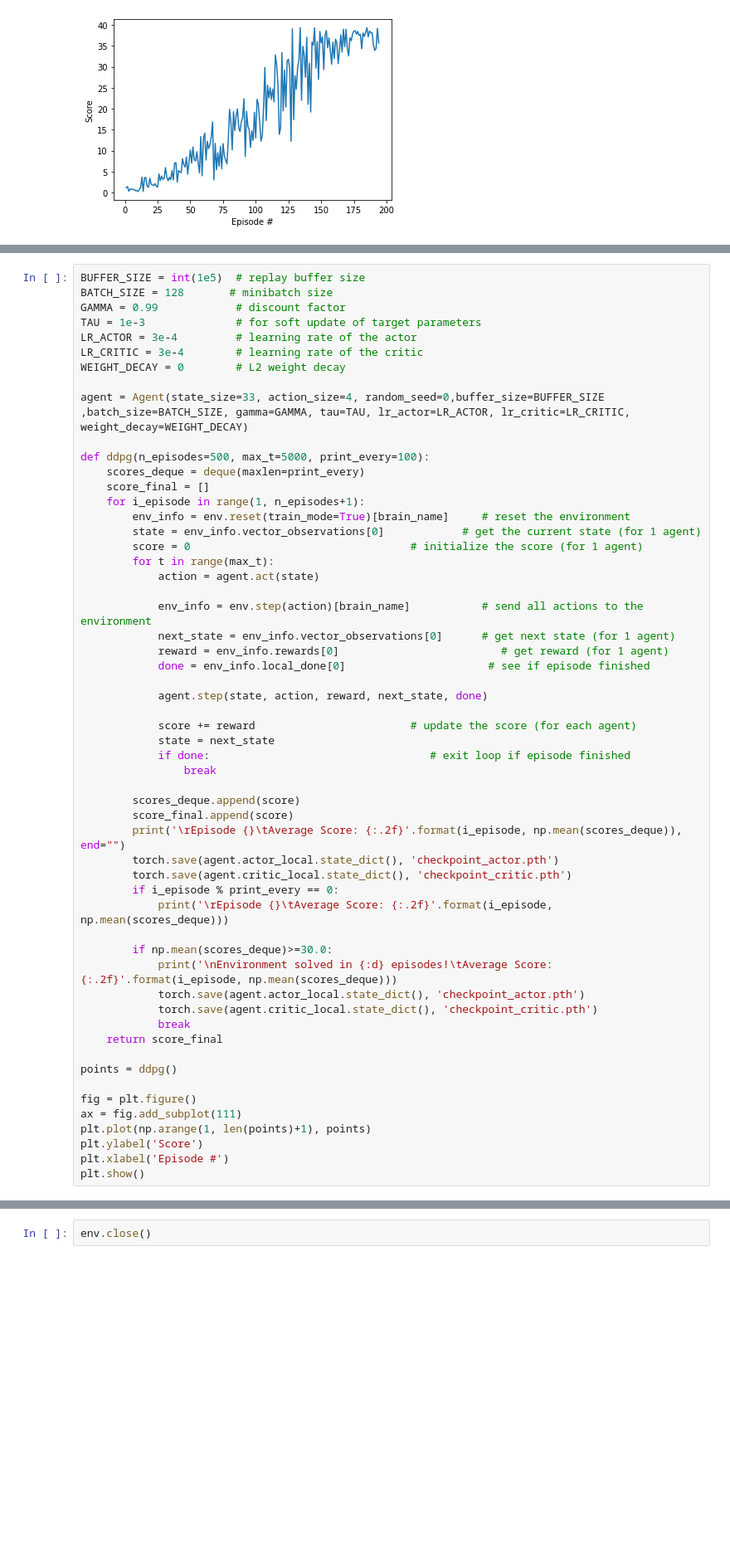
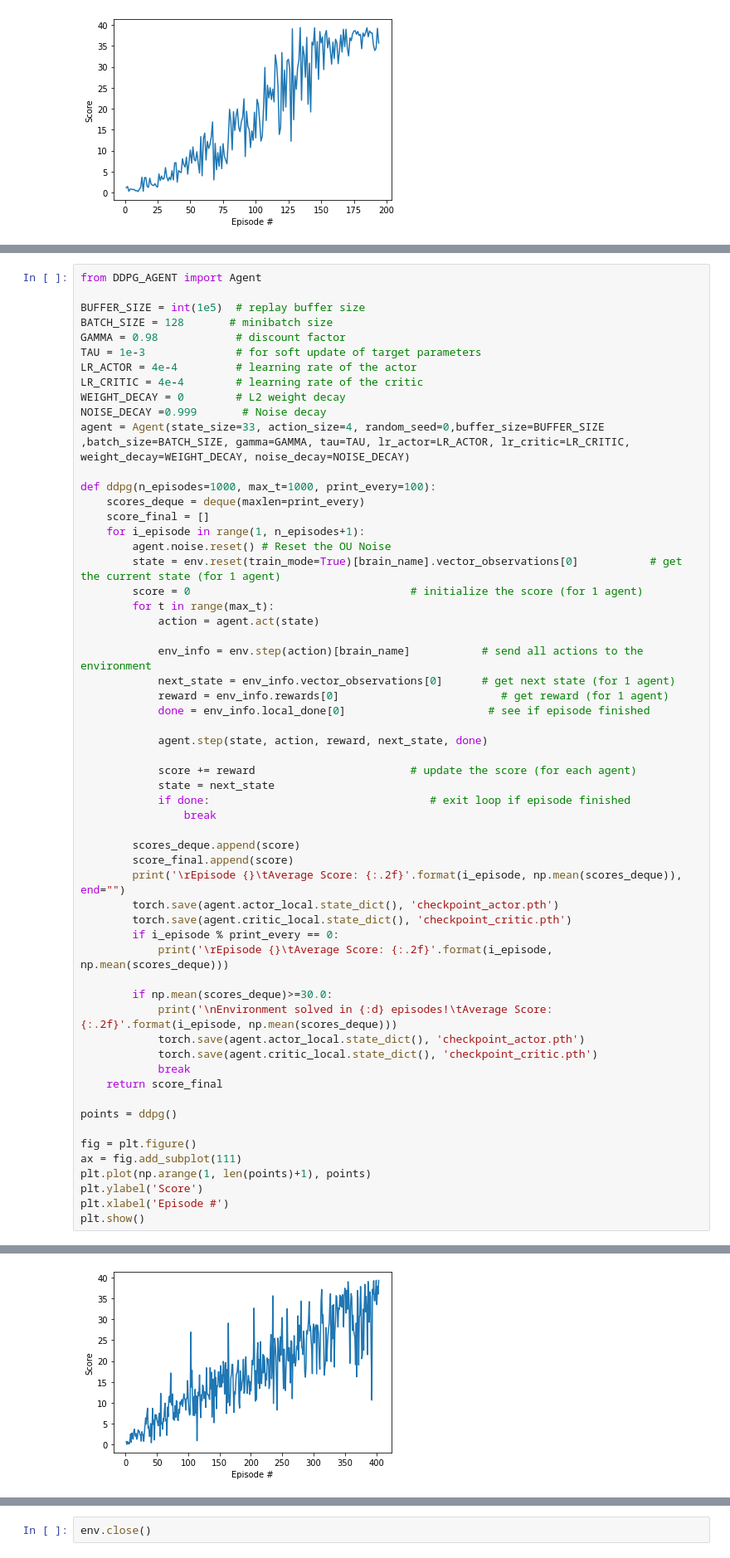
Before and after one commit to TriKnight/Reacher_Continuous_Control, a Jupyter notebook: Continuous_Control.ipynb, the cells around one changed output, grey strips where cells are left out. Shown at 83% size. Cells and saved outputs as stored; diff of their text form; blank space fills up the shorter version.

```diff
--- a/Continuous_Control.ipynb
+++ b/Continuous_Control.ipynb
@@ -538,20 +546,22 @@ Episode 127     Average Score: 6.16
 # %%
+from DDPG_AGENT import Agent
+
 BUFFER_SIZE = int(1e5)  # replay buffer size
 BATCH_SIZE = 128       # minibatch size
-GAMMA = 0.99            # discount factor
+GAMMA = 0.98            # discount factor
 TAU = 1e-3              # for soft update of target parameters
-LR_ACTOR = 3e-4         # learning rate of the actor
-LR_CRITIC = 3e-4        # learning rate of the critic
+LR_ACTOR = 4e-4         # learning rate of the actor
+LR_CRITIC = 4e-4        # learning rate of the critic
 WEIGHT_DECAY = 0        # L2 weight decay
+NOISE_DECAY =0.999       # Noise decay
+agent = Agent(state_size=33, action_size=4, random_seed=0,buffer_size=BUFFER_SIZE ,batch_size=BATCH_SIZE, gamma=GAMMA, tau=TAU, lr_actor=LR_ACTOR, lr_critic=LR_CRITIC, weight_decay=WEIGHT_DECAY, noise_decay=NOISE_DECAY)
 
-agent = Agent(state_size=33, action_size=4, random_seed=0,buffer_size=BUFFER_SIZE ,batch_size=BATCH_SIZE, gamma=GAMMA, tau=TAU, lr_actor=LR_ACTOR, lr_critic=LR_CRITIC, weight_decay=WEIGHT_DECAY)
-
-def ddpg(n_episodes=500, max_t=5000, print_every=100):
+def ddpg(n_episodes=1000, max_t=1000, print_every=100):
     scores_deque = deque(maxlen=print_every)
     score_final = []
     for i_episode in range(1, n_episodes+1):
-        env_info = env.reset(train_mode=True)[brain_name]     # reset the environment
-        state = env_info.vector_observations[0]            # get the current state (for 1 agent)
+        agent.noise.reset() # Reset the OU Noise
+        state = env.reset(train_mode=True)[brain_name].vector_observations[0]           # get the current state (for 1 agent)
         score = 0                                  # initialize the score (for 1 agent)
         for t in range(max_t):
             action = agent.act(state)
@@ -599,0 +611 @@ Episode 448     Average Score: 1.16
+[figure, added]
```
Also changed, not shown: parts of 10 cells of this notebook.
